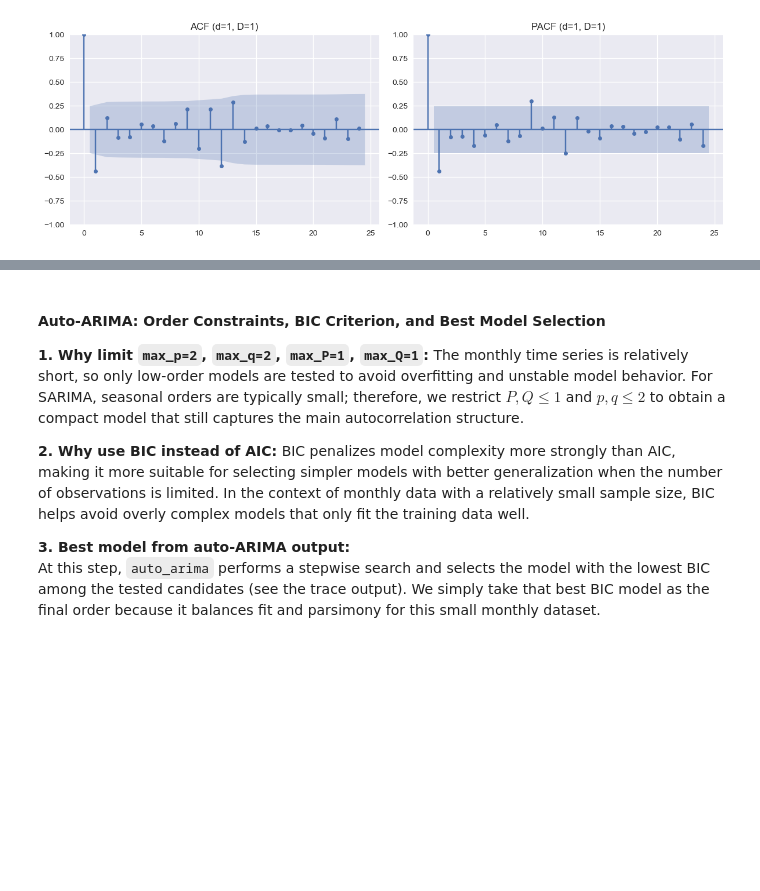
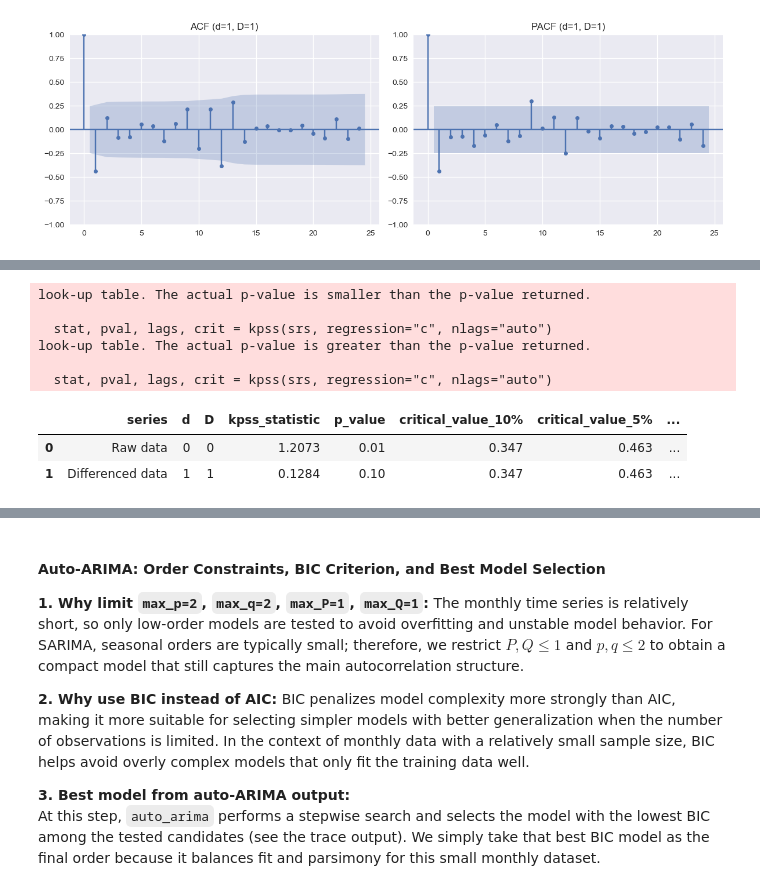
Before and after one commit to HoangPhuc-999/Forecasting-China-EV-Sales, a Jupyter notebook: Notebooks/02_Time_Series_Modeling.ipynb, the cells around one changed output, grey strips where cells are left out. Cells and saved outputs as stored; diff of their text form; code cells hidden in the pictures; blank space fills up the shorter version.

```diff
--- a/Notebooks/02_Time_Series_Modeling.ipynb
+++ b/Notebooks/02_Time_Series_Modeling.ipynb
@@ -155,0 +176,47 @@ Looking at the table, the combination with the smallest p-value is $(d,D)=(1,1)$
+# %%
+# KPSS test results table to cross-validate stationarity conclusion from ADF
+from statsmodels.tsa.stattools import kpss
+
+kpss_rows = []
+
+series_specs = [
+    ("Raw data", 0, 0),
+    ("Differenced data", 1, 1),
+]
+
+for label, d_val, D_val in series_specs:
+    srs = y.copy()
+    if d_val > 0:
+        srs = srs.diff(d_val)
+    if D_val > 0:
+        srs = srs.diff(seasonal_period)
+    srs = srs.dropna()
+
+    stat, pval, lags, crit = kpss(srs, regression="c", nlags="auto")
+    kpss_rows.append(
+        {
+            "series": label,
+            "d": d_val,
+            "D": D_val,
+            "kpss_statistic": float(stat),
+            "p_value": float(pval),
+            "critical_value_10%": float(crit["10%"]),
+            "critical_value_5%": float(crit["5%"]),
+            "critical_value_2.5%": float(crit["2.5%"]),
+            "critical_value_1%": float(crit["1%"]),
+            "conclusion_5%": "stationary" if pval > 0.05 else "non-stationary",
+        }
+    )
+
+kpss_table = pd.DataFrame(kpss_rows).round(4)
+kpss_table
+# %% [output]
+look-up table. The actual p-value is smaller than the p-value returned.
+
+  stat, pval, lags, crit = kpss(srs, regression="c", nlags="auto")
+look-up table. The actual p-value is greater than the p-value returned.
+
+  stat, pval, lags, crit = kpss(srs, regression="c", nlags="auto")
+|  | series | d | D | kpss_statistic | p_value | critical_value_10% | critical_value_5% | ... |
+| 0 | Raw data | 0 | 0 | 1.2073 | 0.01 | 0.347 | 0.463 | ... |
+| 1 | Differenced data | 1 | 1 | 0.1284 | 0.10 | 0.347 | 0.463 | ... |
```
Also changed, not shown: parts of 16 cells of this notebook.
